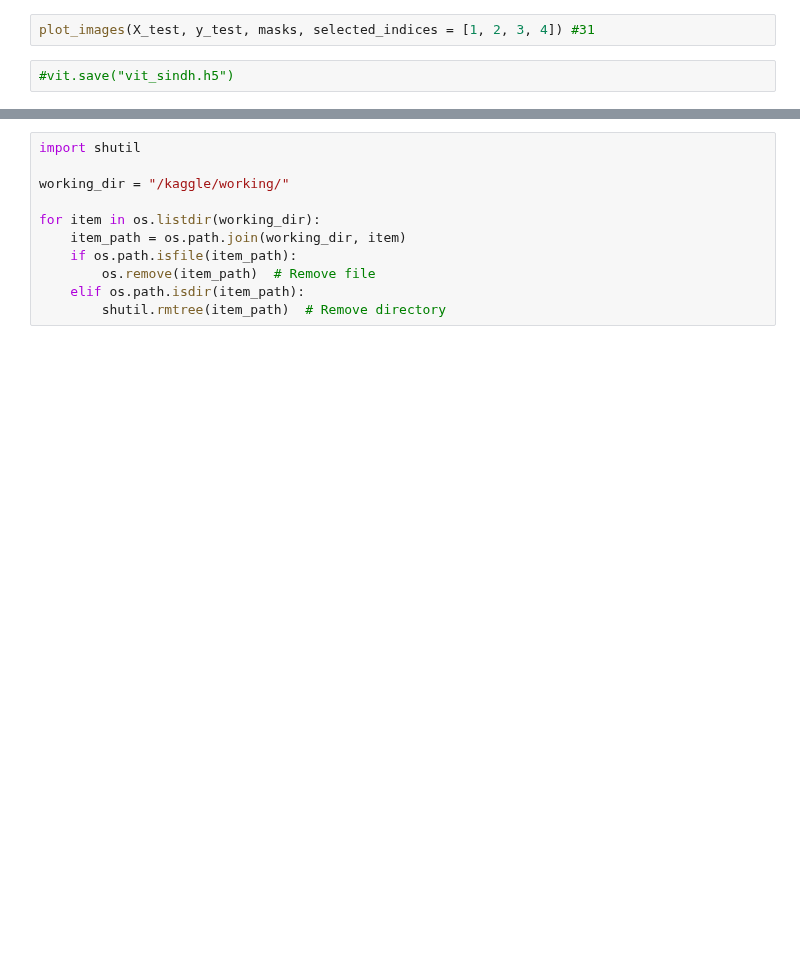
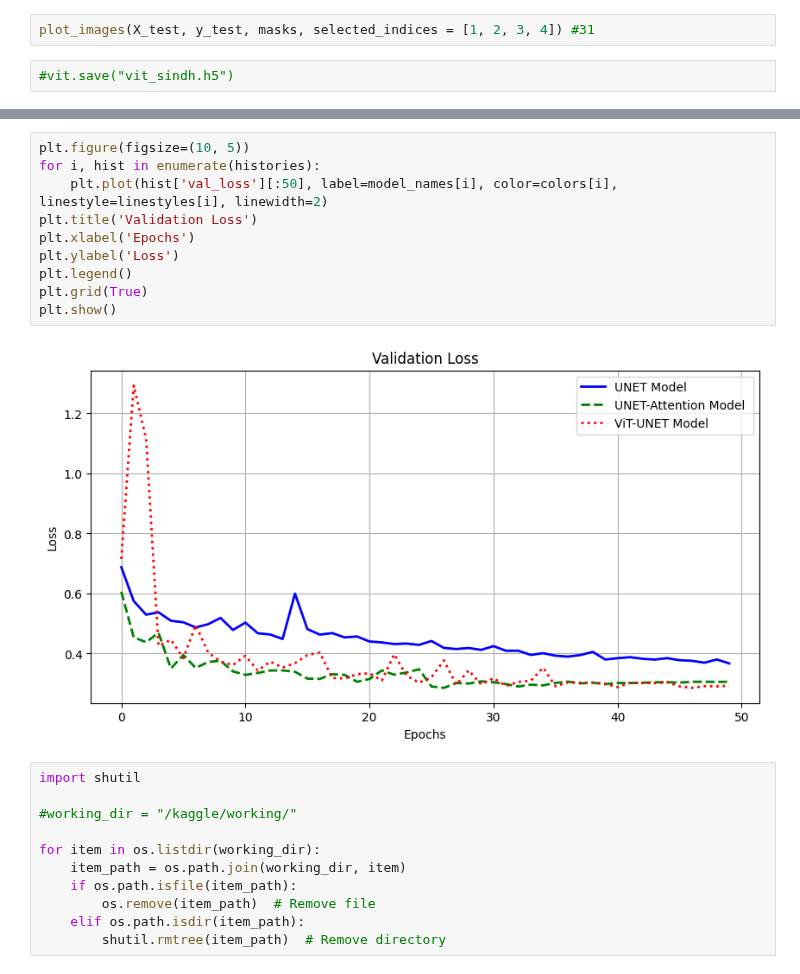
Before and after one commit to kawish14/Thesis, a Jupyter notebook: vit-unet.ipynb, the cells around one changed output, grey strips where cells are left out. Drawn from its saved outputs; the diff is of its cells as text; blank space fills up the shorter version.

```diff
--- a/vit-unet.ipynb
+++ b/vit-unet.ipynb
@@ -777,7 +749,19 @@ print(df)
+# %%
+plt.figure(figsize=(10, 5))
+for i, hist in enumerate(histories):
+    plt.plot(hist['val_loss'][:50], label=model_names[i], color=colors[i], linestyle=linestyles[i], linewidth=2)
+plt.title('Validation Loss')
+plt.xlabel('Epochs')
+plt.ylabel('Loss')
+plt.legend()
+plt.grid(True)
+plt.show()
+# %% [output]
+[figure, added]
 # %%
 import shutil
 
-working_dir = "/kaggle/working/"
+#working_dir = "/kaggle/working/"
 
 for item in os.listdir(working_dir):
     item_path = os.path.join(working_dir, item)
```
Also changed, not shown: parts of 22 cells of this notebook.
